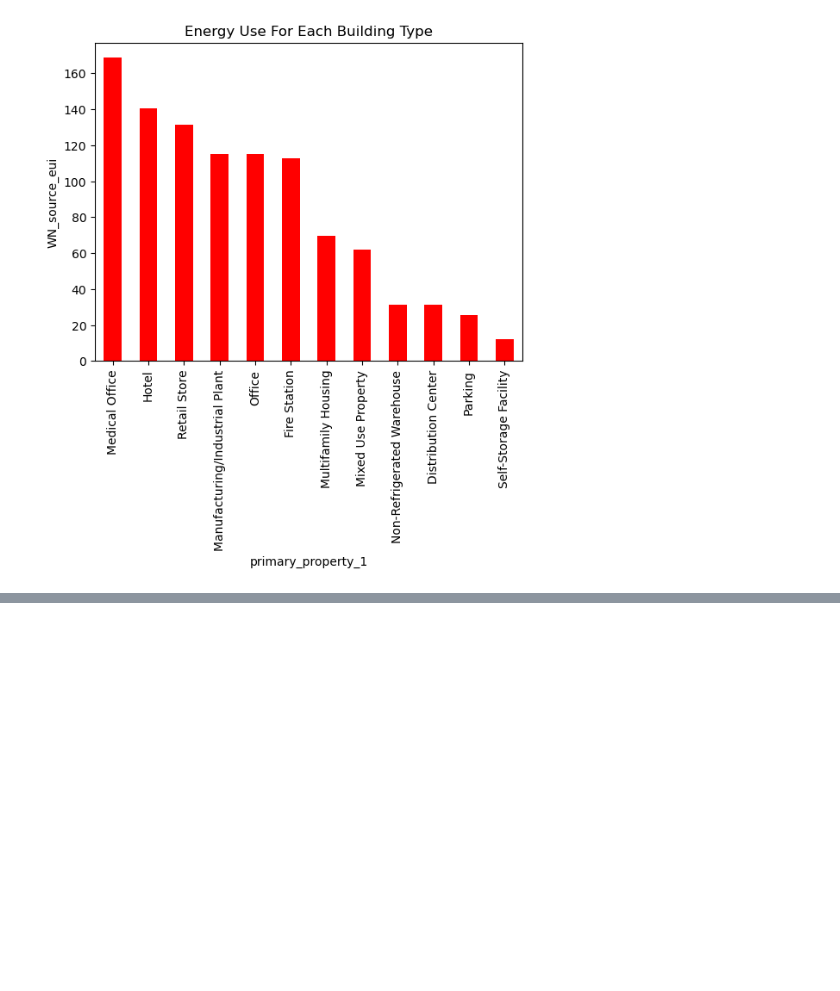
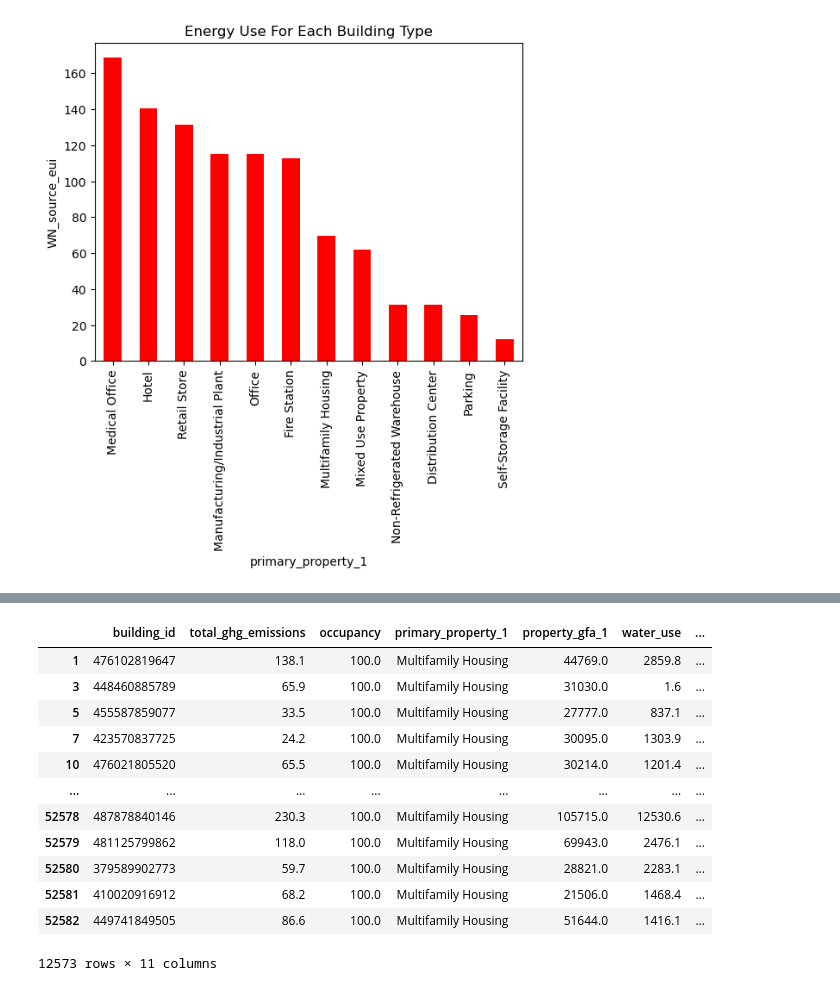
Before and after one commit to yashkansal97/LA_Energy_Water_Analysis, a Jupyter notebook: P1_Energy_Water_Analysis.ipynb, the cells around one changed output, grey strips where cells are left out. Saved outputs shown, nothing was run; the diff lists cells and outputs as text; code cells hidden in the pictures; blank space fills up the shorter version.

```diff
--- a/P1_Energy_Water_Analysis.ipynb
+++ b/P1_Energy_Water_Analysis.ipynb
@@ -352,0 +378,18 @@ plt.show()
+# %%
+# filter dataframe by Multifamily housing
+filter_buildings_df = buildings_df.loc[buildings_df['primary_property_1']== 'Multifamily Housing']
+filter_buildings_df
+# %% [output]
+|  | building_id | total_ghg_emissions | occupancy | primary_property_1 | property_gfa_1 | water_use | ... |
+| 1 | 476102819647 | 138.1 | 100.0 | Multifamily Housing | 44769.0 | 2859.8 | ... |
+| 3 | 448460885789 | 65.9 | 100.0 | Multifamily Housing | 31030.0 | 1.6 | ... |
+| 5 | 455587859077 | 33.5 | 100.0 | Multifamily Housing | 27777.0 | 837.1 | ... |
+| 7 | 423570837725 | 24.2 | 100.0 | Multifamily Housing | 30095.0 | 1303.9 | ... |
+| 10 | 476021805520 | 65.5 | 100.0 | Multifamily Housing | 30214.0 | 1201.4 | ... |
+| ... | ... | ... | ... | ... | ... | ... | ... |
+| 52578 | 487878840146 | 230.3 | 100.0 | Multifamily Housing | 105715.0 | 12530.6 | ... |
+| 52579 | 481125799862 | 118.0 | 100.0 | Multifamily Housing | 69943.0 | 2476.1 | ... |
+| 52580 | 379589902773 | 59.7 | 100.0 | Multifamily Housing | 28821.0 | 2283.1 | ... |
+| 52581 | 410020916912 | 68.2 | 100.0 | Multifamily Housing | 21506.0 | 1468.4 | ... |
+| 52582 | 449741849505 | 86.6 | 100.0 | Multifamily Housing | 51644.0 | 1416.1 | ... |
+12573 rows × 11 columns
```
Also changed, not shown: parts of 10 cells of this notebook.
